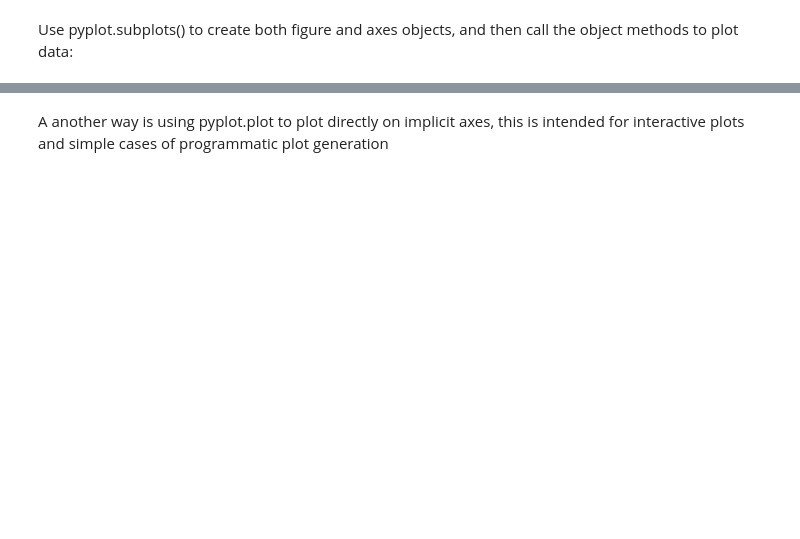
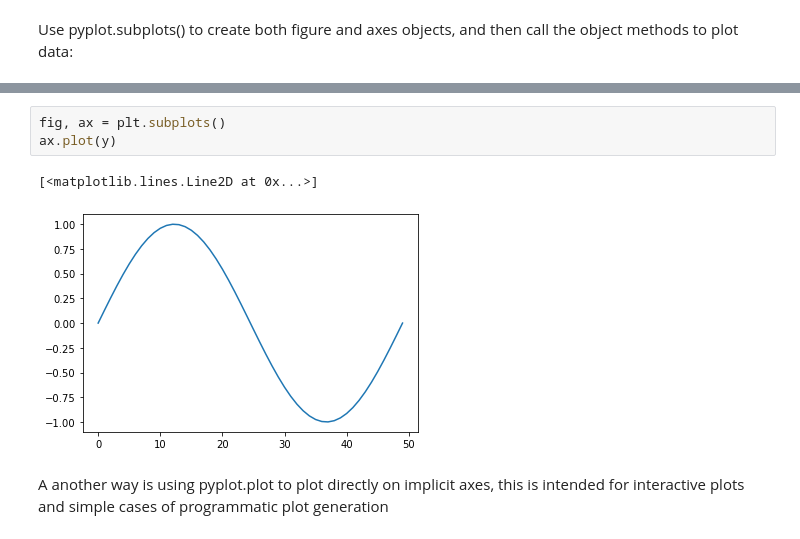
Before and after one commit to donglinchen/data_science_exercise, a Jupyter notebook: Matplotlib-basic-exercise.ipynb, the cells around one changed output, grey strips where cells are left out. Cells and saved outputs as stored; diff of their text form; blank space fills up the shorter version.

```diff
--- a/Matplotlib-basic-exercise.ipynb
+++ b/Matplotlib-basic-exercise.ipynb
@@ -38,2 +41,8 @@ Use pyplot.subplots() to create both figure and axes objects, and then call the
+# %%
+fig, ax = plt.subplots()
+ax.plot(y)
+# %% [output]
+[<matplotlib.lines.Line2D at 0x...>]
+[figure, added]
 # %% [markdown]
 A another way is using pyplot.plot to plot directly on implicit axes, this is intended for interactive plots and simple cases of programmatic plot generation
```
Also changed, not shown: parts of 41 cells of this notebook, 3 other files.
